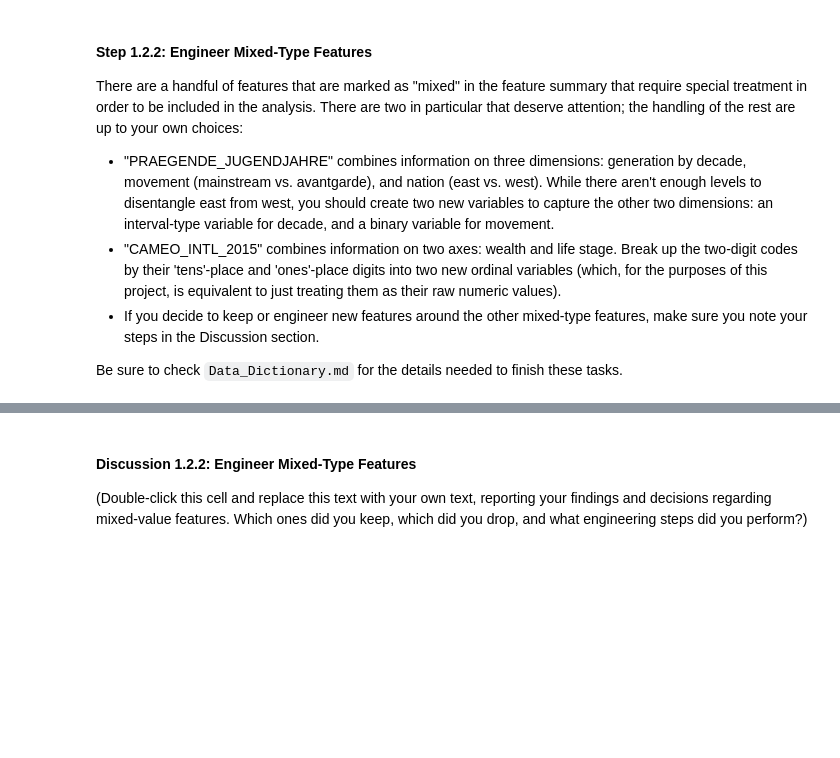
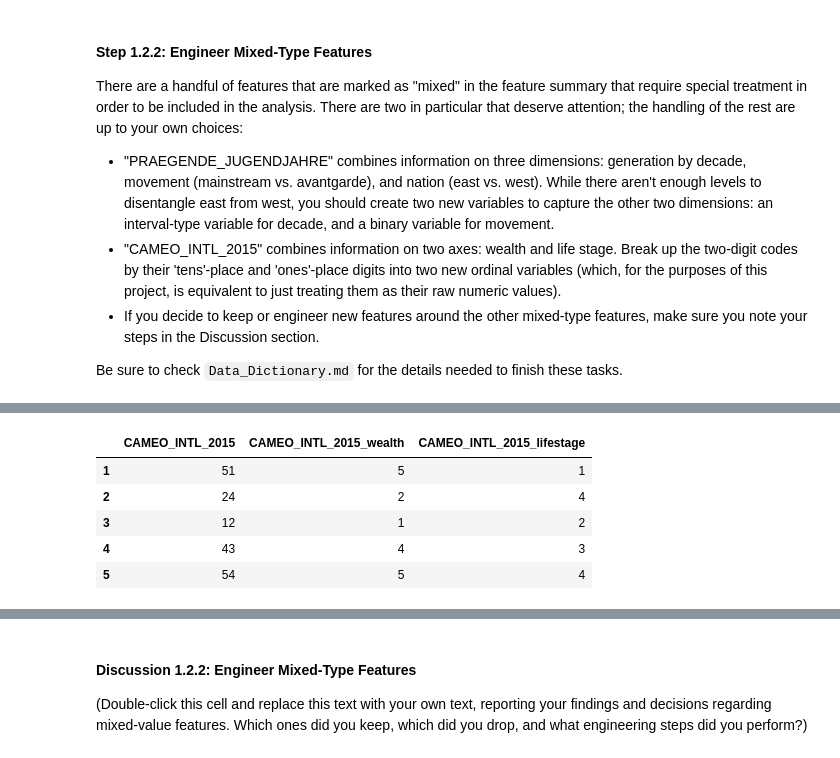
Before and after one commit to sstorm183/Unsupervised-Learning-Project, a Jupyter notebook: Identify_Customer_Segments.ipynb, the cells around one changed output, grey strips where cells are left out. Cells and saved outputs as stored; diff of their text form; code cells hidden in the pictures; blank space fills up the shorter version.

```diff
--- a/Identify_Customer_Segments.ipynb
+++ b/Identify_Customer_Segments.ipynb
@@ -409,0 +457,18 @@ Be sure to check `Data_Dictionary.md` for the details needed to finish these tas
+# %%
+# Investigate "CAMEO_INTL_2015" and engineer two new variables.
+
+azidasCleaned_CI = azidasCleaned_CI[['CAMEO_INTL_2015']]
+azidasCleaned_CI = azidasCleaned_CI.fillna(0)
+azidasCleaned_CI.CAMEO_INTL_2015 = azidasCleaned_CI.CAMEO_INTL_2015.astype(int)
+
+azidasCleaned_CI['CAMEO_INTL_2015_wealth'] = [int(value/10) for value in azidasCleaned_CI.CAMEO_INTL_2015.values]
+azidasCleaned_CI['CAMEO_INTL_2015_lifestage'] = azidasCleaned_CI.CAMEO_INTL_2015.values%10
+
+azidasCleaned_CI.head()
+# %% [output]
+|  | CAMEO_INTL_2015 | CAMEO_INTL_2015_wealth | CAMEO_INTL_2015_lifestage |
+| 1 | 51 | 5 | 1 |
+| 2 | 24 | 2 | 4 |
+| 3 | 12 | 1 | 2 |
+| 4 | 43 | 4 | 3 |
+| 5 | 54 | 5 | 4 |
```
Also changed, not shown: parts of 23 cells of this notebook.
